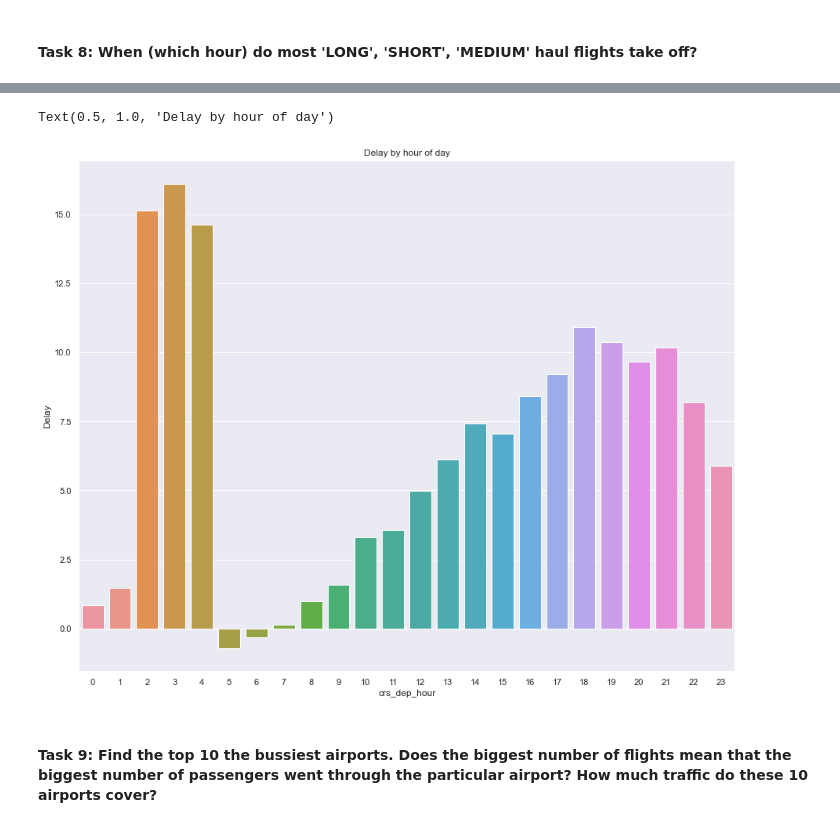
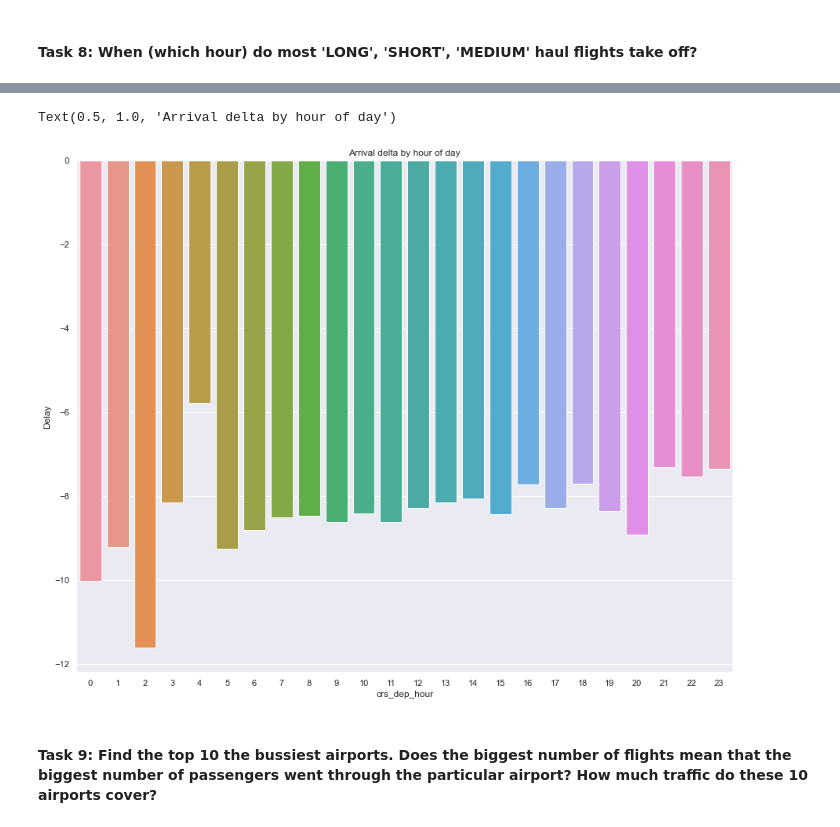
Before and after one commit to bernpb/Flight_Delay_Prediction, a Jupyter notebook: bern_exploratory_analysis.ipynb, the cells around one changed output, grey strips where cells are left out. Cells and saved outputs as stored; diff of their text form; code cells hidden in the pictures.

```diff
--- a/bern_exploratory_analysis.ipynb
+++ b/bern_exploratory_analysis.ipynb
@@ -144,0 +167,6 @@ Index(['Unnamed: 0', 'Unnamed: 0.1', 'fl_date', 'mkt_unique_carrier',
+# %%
+# Remove outliers for departure delay
+Q1 = data['dep_delay'].quantile(0.25)
+Q3 = data['dep_delay'].quantile(0.75)
+iqr = Q3 - Q1
+data = data.loc[(data['dep_delay'] >= (Q1 - 1.5*iqr)) & ((data['dep_delay'] <= Q3 + 1.5*iqr))]
@@ -188,11 +224,6 @@ data = data.drop(columns = ['fl_date',
                             'Unnamed: 0.1',
                             'op_carrier_fl_num',
                             'op_unique_carrier',
-                           'carrier_delay',
-                           'weather_delay',
-                           'nas_delay',
-                           'security_delay',
-                           'late_aircraft_delay',
                            'dup'])
 # %%
 # Let's break up dep_time into it's component hours and minutes
@@ -328,0 +396,11 @@ Test the hypothesis that these 4 delays are from the same distribution. If they
+# %%
+# Map severities of 'Heavy, other and UNK' to severe based on the high propensity for causing delays
+data['origin_weather_severity'] = data['origin_weather_severity'].replace({'Heavy': 'Severe',
+                                                                          'Other': 'Severe',
+                                                                          'UNK': 'Severe'},
+                                                                         )
+data['dest_weather_severity'] = data['dest_weather_severity'].replace({'Heavy': 'Severe',
+                                                                          'Other': 'Severe',
+                                                                          'UNK': 'Severe'},
+                                                                    )
+data['origin_weather_severity'].value_counts()
@@ -329,3 +412,24 @@ Test the hypothesis that these 4 delays are from the same distribution. If they
+# %%
+# Simplify conditions to adverse or clear
+data['origin_weather_condition'] = data['origin_weather_condition'].replace({'Rain': 'Adverse',
+                                                                          'Snow': 'Adverse',
+                                                                          'Hail': 'Adverse',
+                                                                           'Storm': 'Adverse',
+                                                                            'Clear': 'Clear',
+                                                                            'Fog': 'Adverse',
+                                                                            'Cold': 'Adverse',
+                                                                            'Precipitation': 'Adverse'},
+                                                                         )
+
+data['dest_weather_condition'] = data['dest_weather_condition'].replace({'Rain': 'Adverse',
+                                                                          'Snow': 'Adverse',
+                                                                          'Hail': 'Adverse',
+                                                                           'Storm': 'Adverse',
+                                                                            'Clear': 'Clear',
+                                                                            'Fog': 'Adverse',
+                                                                            'Cold': 'Adverse',
+                                                                            'Precipitation': 'Adverse'},
+                                                                         )
 # %%
 origin_weather_chart = data[['origin_weather_condition', 'arr_delay']].groupby('origin_weather_condition').mean()
 dest_weather_chart = data[['dest_weather_condition', 'arr_delay']].groupby('dest_weather_condition').mean()
@@ -460,11 +631,11 @@ del_by_hr = del_by_hr.groupby('crs_dep_hour').mean()
 # %%
 fig, ax = plt.subplots(figsize=(15, 12))
 sns.barplot(data = del_by_hr, x = del_by_hr.index, y = 'arr_delay')
 plt.ylabel('Delay')
-plt.title('Delay by hour of day')
+plt.title('Arrival delta by hour of day')
 # %% [output]
-Text(0.5, 1.0, 'Delay by hour of day')
+Text(0.5, 1.0, 'Arrival delta by hour of day')
-[figure, old version]
+[figure, new version]
 # %% [markdown]
 #### **Task 9**: Find the top 10 the bussiest airports. Does the biggest number of flights mean that the biggest number of passengers went through the particular airport? How much traffic do these 10 airports cover?
 # %% [markdown]
```
Also changed, not shown: parts of 74 cells of this notebook, 5 other files.
